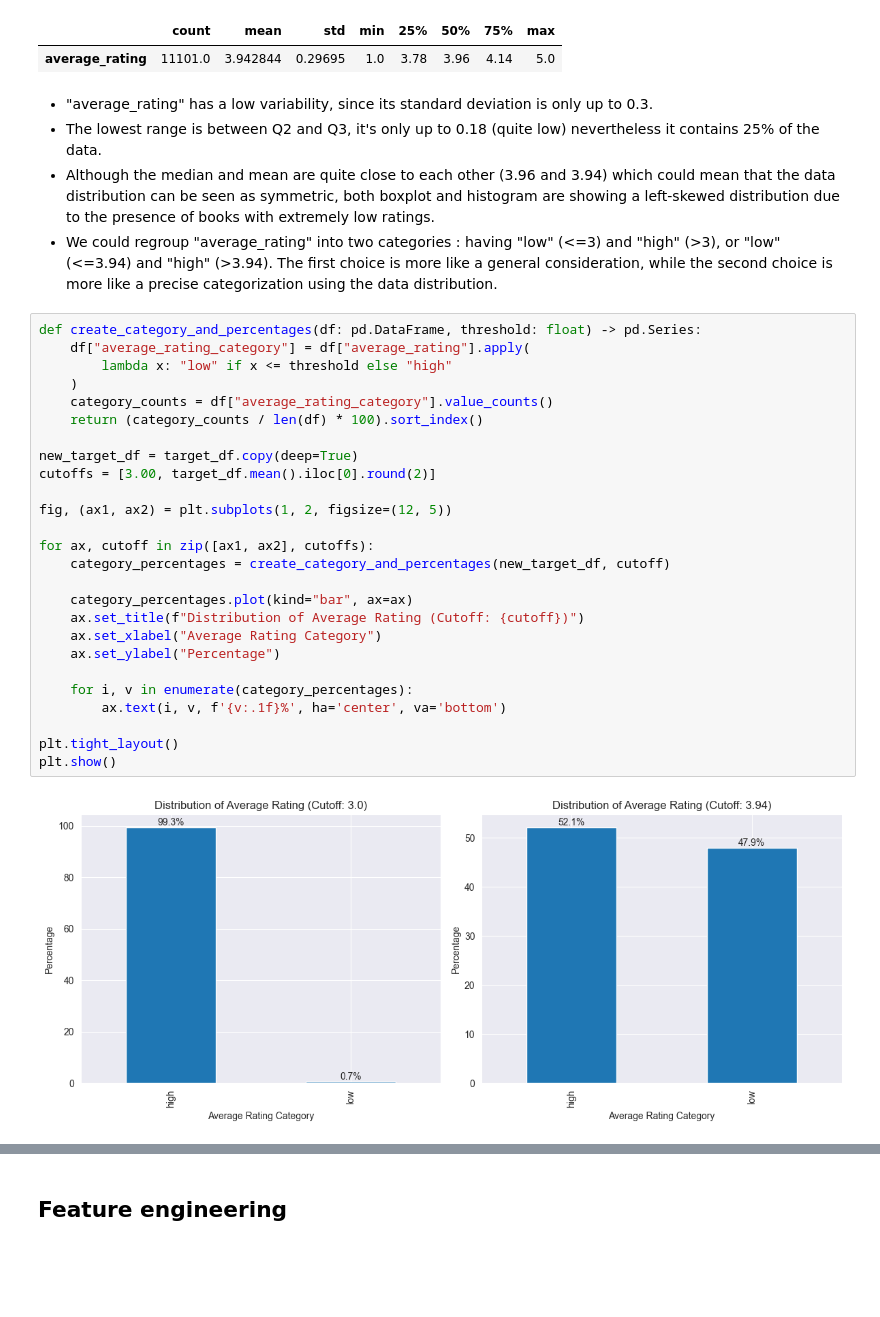
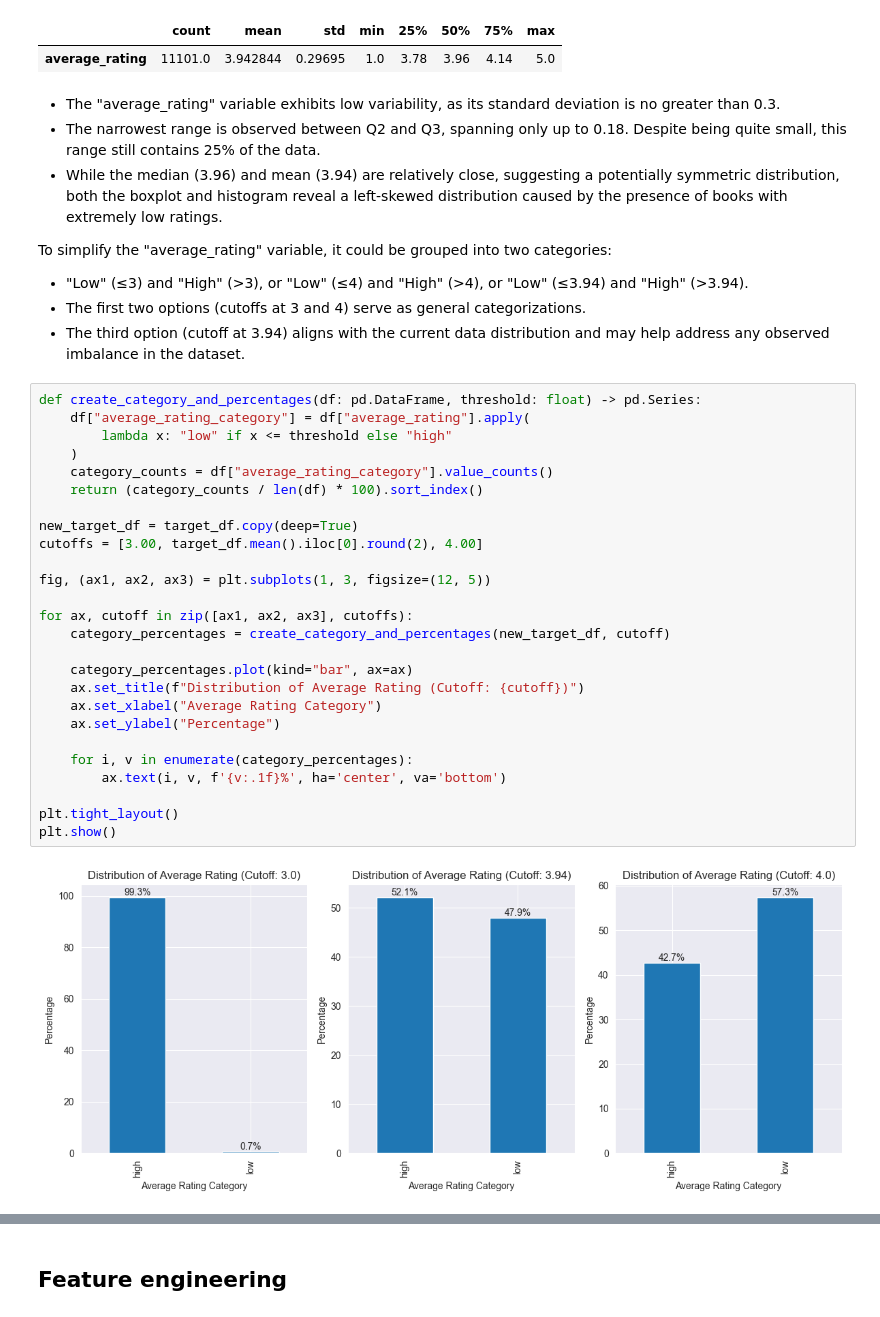
Before and after one commit to pfacouetey/book_rating_predictor, a Jupyter notebook: notebooks/main.ipynb, the cells around one changed output, grey strips where cells are left out. Drawn from its saved outputs; the diff is of its cells as text; blank space fills up the shorter version.

```diff
--- a/notebooks/main.ipynb
+++ b/notebooks/main.ipynb
@@ -97,36 +98,41 @@ target_df.describe().T
 |  | count | mean | std | min | 25% | 50% | 75% | max |
 | average_rating | 11101.0 | 3.942844 | 0.29695 | 1.0 | 3.78 | 3.96 | 4.14 | 5.0 |
 # %% [markdown]
-- "average_rating" has a low variability, since its standard deviation is only up to 0.3.
-- The lowest range is between Q2 and Q3, it's only up to 0.18 (quite low) nevertheless it contains 25% of the data.
-- Although the median and mean are quite close to each other (3.96 and 3.94) which could mean that the data distribution can be seen as symmetric, both boxplot and histogram are showing a left-skewed distribution due to the presence of books with extremely low ratings.
-- We could regroup "average_rating" into two categories : having "low" (<=3) and "high" (>3), or "low" (<=3.94) and "high" (>3.94). The first choice is more like a general consideration, while the second choice is more like a precise categorization using the data distribution.
+- The "average_rating" variable exhibits low variability, as its standard deviation is no greater than 0.3.
+- The narrowest range is observed between Q2 and Q3, spanning only up to 0.18. Despite being quite small, this range still contains 25% of the data.
+- While the median (3.96) and mean (3.94) are relatively close, suggesting a potentially symmetric distribution, both the boxplot and histogram reveal a left-skewed distribution caused by the presence of books with extremely low ratings.
+
+
+To simplify the "average_rating" variable, it could be grouped into two categories:
+- "Low" (≤3) and "High" (>3), or "Low" (≤4) and "High" (>4), or "Low" (≤3.94) and "High" (>3.94).
+- The first two options (cutoffs at 3 and 4) serve as general categorizations.
+- The third option (cutoff at 3.94) aligns with the current data distribution and may help address any observed imbalance in the dataset.
 # %%
 def create_category_and_percentages(df: pd.DataFrame, threshold: float) -> pd.Series:
     df["average_rating_category"] = df["average_rating"].apply(
         lambda x: "low" if x <= threshold else "high"
     )
     category_counts = df["average_rating_category"].value_counts()
     return (category_counts / len(df) * 100).sort_index()
 
 new_target_df = target_df.copy(deep=True)
-cutoffs = [3.00, target_df.mean().iloc[0].round(2)]
+cutoffs = [3.00, target_df.mean().iloc[0].round(2), 4.00]
 
-fig, (ax1, ax2) = plt.subplots(1, 2, figsize=(12, 5))
+fig, (ax1, ax2, ax3) = plt.subplots(1, 3, figsize=(12, 5))
 
-for ax, cutoff in zip([ax1, ax2], cutoffs):
+for ax, cutoff in zip([ax1, ax2, ax3], cutoffs):
     category_percentages = create_category_and_percentages(new_target_df, cutoff)
 
     category_percentages.plot(kind="bar", ax=ax)
     ax.set_title(f"Distribution of Average Rating (Cutoff: {cutoff})")
     ax.set_xlabel("Average Rating Category")
     ax.set_ylabel("Percentage")
 
     for i, v in enumerate(category_percentages):
         ax.text(i, v, f'{v:.1f}%', ha='center', va='bottom')
 
 plt.tight_layout()
 plt.show()
 # %% [output]
-[figure, old version]
+[figure, new version]
 # %% [markdown]
```
Also changed, not shown: parts of 25 cells of this notebook, 11 other files.
